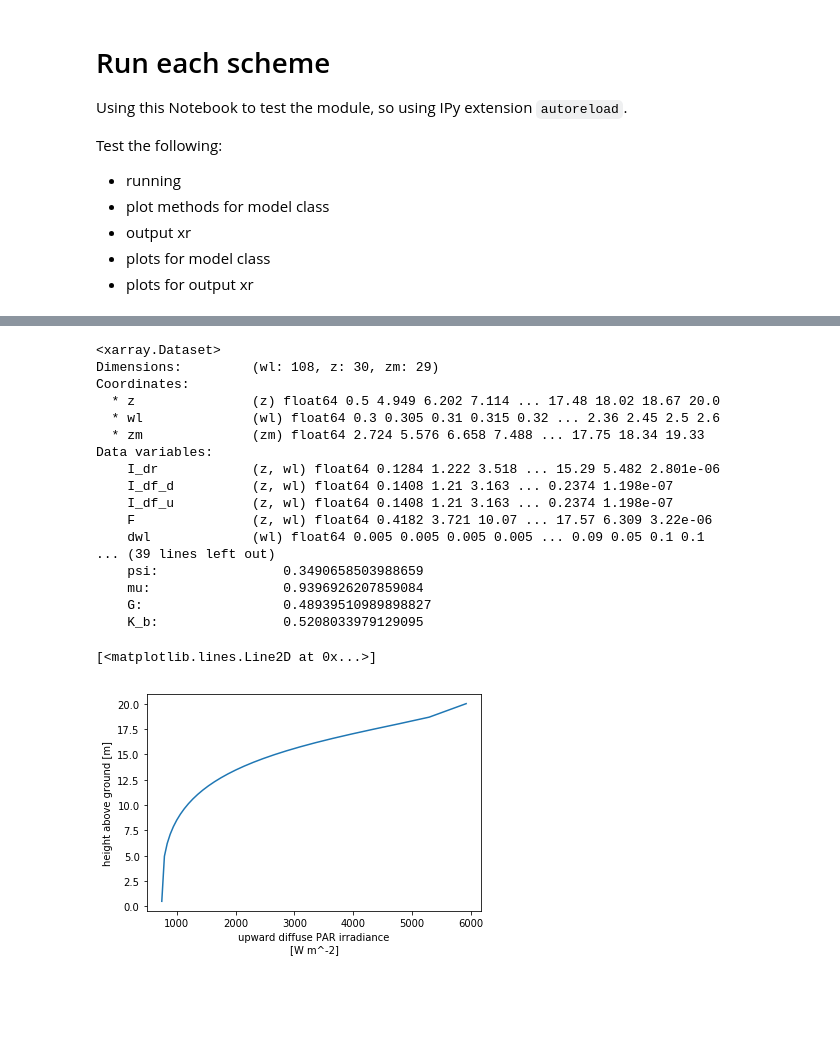
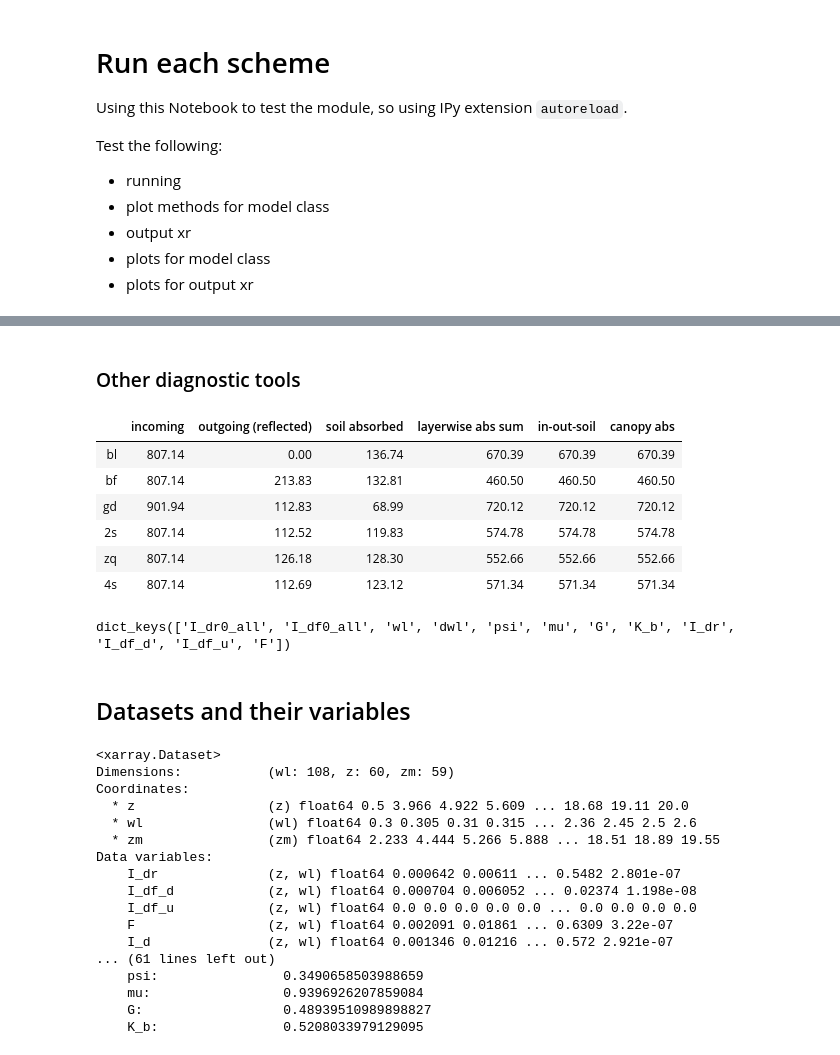
Before and after one commit to zmoon/crt1d, a Jupyter notebook: examples/test_schemes_plot.ipynb, the cells around one changed output, grey strips where cells are left out. Cells and saved outputs as stored; diff of their text form; code cells hidden in the pictures; blank space fills up the shorter version.

```diff
--- a/examples/test_schemes_plot.ipynb
+++ b/examples/test_schemes_plot.ipynb
@@ -26,11 +30,13 @@ import crt1d as crt
 # %%
-#schemes_to_test = ['bl', 'bf', 'gd', '2s', 'zq']#, '4s']
+schemes_to_test = ['bl', 'bf', 'gd', '2s', 'zq', '4s']
 #schemes_to_test = ['2s']
-schemes_to_test = ['bl']
+#schemes_to_test = ['bl', '2s', '4s', 'zq']
+#schemes_to_test = ['bl', '2s', '4s', 'bf']
+#schemes_to_test = ['2s', '4s']
 
 ms = []
 for scheme_ID in schemes_to_test:
-    m = crt.model(scheme_ID, nlayers=30)
+    m = crt.model(scheme_ID, nlayers=60)
     #m.plot_canopy()
     m.run()
     ms.append(m)
@@ -56,26 +66,40 @@ array([0.13793103, 0.13793103, 0.13793103, 0.13793103, 0.13793103,
+# %% [markdown]
+### Other diagnostic tools
+# %%
+df = crt.crt1d.create_E_closure_table(dsets)
+df.astype(float).round(2)
+# %% [output]
+|  | incoming | outgoing (reflected) | soil absorbed | layerwise abs sum | in-out-soil | canopy abs |
+| bl | 807.14 | 0.00 | 136.74 | 670.39 | 670.39 | 670.39 |
+| bf | 807.14 | 213.83 | 132.81 | 460.50 | 460.50 | 460.50 |
+| gd | 901.94 | 112.83 | 68.99 | 720.12 | 720.12 | 720.12 |
+| 2s | 807.14 | 112.52 | 119.83 | 574.78 | 574.78 | 574.78 |
+| zq | 807.14 | 126.18 | 128.30 | 552.66 | 552.66 | 552.66 |
+| 4s | 807.14 | 112.69 | 123.12 | 571.34 | 571.34 | 571.34 |
+# %%
+m.crs.keys()
+# %% [output]
+dict_keys(['I_dr0_all', 'I_df0_all', 'wl', 'dwl', 'psi', 'mu', 'G', 'K_b', 'I_dr', 'I_df_d', 'I_df_u', 'F'])
+# %% [markdown]
+## Datasets and their variables
 # %%
 dsets[0]
 # %% [output]
 <xarray.Dataset>
-Dimensions:         (wl: 108, z: 30, zm: 29)
+Dimensions:           (wl: 108, z: 60, zm: 59)
 Coordinates:
-  * z               (z) float64 0.5 4.949 6.202 7.114 ... 17.48 18.02 18.67 20.0
-  * wl              (wl) float64 0.3 0.305 0.31 0.315 0.32 ... 2.36 2.45 2.5 2.6
-  * zm              (zm) float64 2.724 5.576 6.658 7.488 ... 17.75 18.34 19.33
+  * z                 (z) float64 0.5 3.966 4.922 5.609 ... 18.68 19.11 20.0
+  * wl                (wl) float64 0.3 0.305 0.31 0.315 ... 2.36 2.45 2.5 2.6
+  * zm                (zm) float64 2.233 4.444 5.266 5.888 ... 18.51 18.89 19.55
 Data variables:
-    I_dr            (z, wl) float64 0.1284 1.222 3.518 ... 15.29 5.482 2.801e-06
-    I_df_d          (z, wl) float64 0.1408 1.21 3.163 ... 0.2374 1.198e-07
-    I_df_u          (z, wl) float64 0.1408 1.21 3.163 ... 0.2374 1.198e-07
-    F               (z, wl) float64 0.4182 3.721 10.07 ... 17.57 6.309 3.22e-06
-    dwl             (wl) float64 0.005 0.005 0.005 0.005 ... 0.09 0.05 0.1 0.1
-... (39 lines left out)
+    I_dr              (z, wl) float64 0.000642 0.00611 ... 0.5482 2.801e-07
+    I_df_d            (z, wl) float64 0.000704 0.006052 ... 0.02374 1.198e-08
+    I_df_u            (z, wl) float64 0.0 0.0 0.0 0.0 0.0 ... 0.0 0.0 0.0 0.0
+    F                 (z, wl) float64 0.002091 0.01861 ... 0.6309 3.22e-07
+    I_d               (z, wl) float64 0.001346 0.01216 ... 0.572 2.921e-07
+... (61 lines left out)
     psi:                0.3490658503988659
     mu:                 0.9396926207859084
     G:                  0.48939510989898827
     K_b:                0.5208033979129095
-# %%
-dsets[0]['I_df_u_PAR'].plot(y='z')
-# %% [output]
-[<matplotlib.lines.Line2D at 0x...>]
-[figure, removed]
 # %%
```
Also changed, not shown: parts of 10 cells of this notebook, 14 other files.
